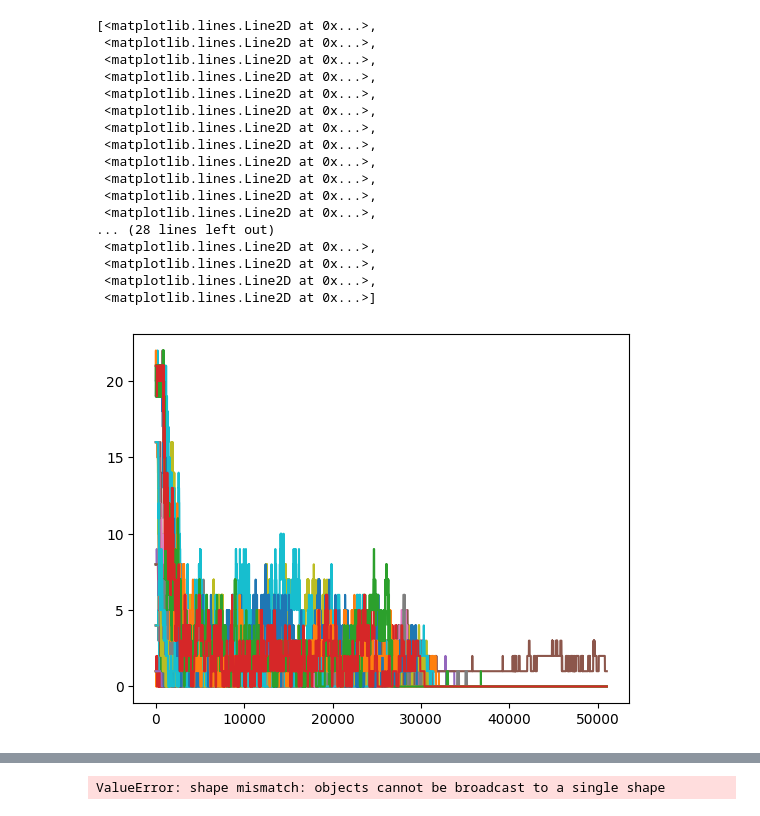
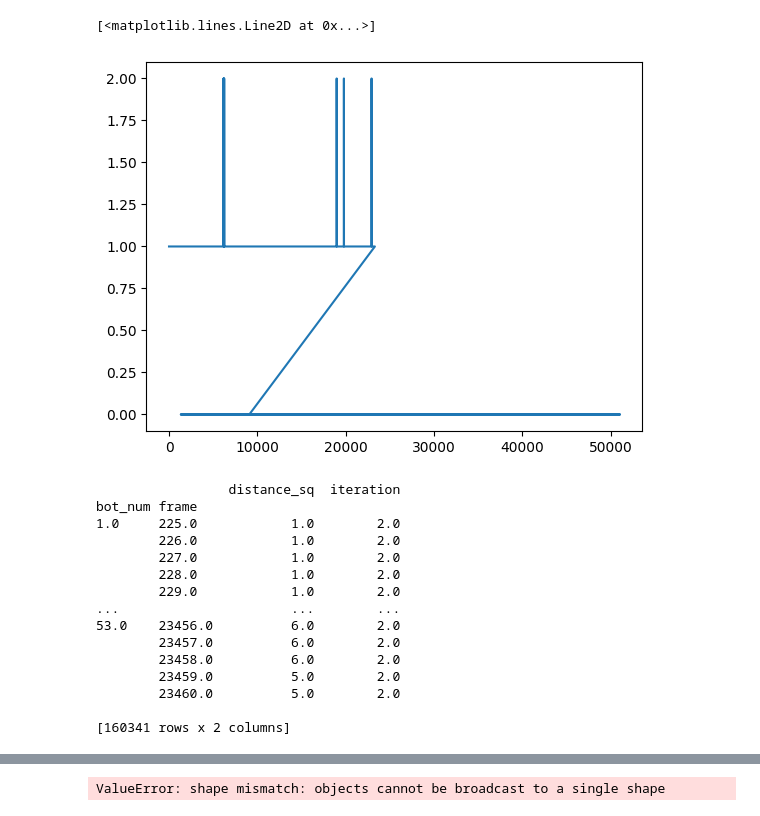
Before and after one commit to complex-lab/robotic_swarms, a Jupyter notebook: bots_number_per_frame.ipynb, the cells around one changed output, grey strips where cells are left out. Cells and saved outputs as stored; diff of their text form; code cells hidden in the pictures.

Commit message:
change the countdf and trying to change the data table

```diff
--- a/bots_number_per_frame.ipynb
+++ b/bots_number_per_frame.ipynb
@@ -18,3 +18,11 @@ def read_time(time_value):
     sec=int(time_value[sign_index+1:len(time_value)])
     frames=(minutes*60+sec)*25
     return frames
+# %%
+tts = np.arange(10)
+z = pd.DataFrame({'t':tts,'x':[0]*len(tts)})
+xy = pd.DataFrame({'t':[0,1,4,7,9],'x':[1,1,1,1,1]})
+cond = z.t.isin(xy.t)
+z.loc[cond,'x'] = xy.x
+
+z[cond]
@@ -154,29 +96,13 @@ countdf
 # %%
-#plt.plot(countdf.iloc[:,0])
+plt.plot(countdf.iloc[:,0])
 #plt.plot(countdf.iloc[:,0:4],markeredgecolor='olive',marker='o',alpha=0.4,markerfacecolor='none',markeredgewidth=.1)
 #plt.plot(countdf.iloc[:,5:10],markeredgecolor='cyan',marker='o',alpha=0.4,markerfacecolor='none',markeredgewidth=.1)
-plt.plot(countdf)
+#plt.plot(countdf)
 #column_names = list(countdf.columns.values)
 #plt.axis([12500,20000,0,4])
 #plt.legend(column_names)
 #plt.axis([1000,1300,-1,8])
 # %% [output]
-[<matplotlib.lines.Line2D at 0x...>,
- <matplotlib.lines.Line2D at 0x...>,
- <matplotlib.lines.Line2D at 0x...>,
- <matplotlib.lines.Line2D at 0x...>,
- <matplotlib.lines.Line2D at 0x...>,
- <matplotlib.lines.Line2D at 0x...>,
- <matplotlib.lines.Line2D at 0x...>,
- <matplotlib.lines.Line2D at 0x...>,
- <matplotlib.lines.Line2D at 0x...>,
- <matplotlib.lines.Line2D at 0x...>,
- <matplotlib.lines.Line2D at 0x...>,
- <matplotlib.lines.Line2D at 0x...>,
-... (28 lines left out)
- <matplotlib.lines.Line2D at 0x...>,
- <matplotlib.lines.Line2D at 0x...>,
- <matplotlib.lines.Line2D at 0x...>,
- <matplotlib.lines.Line2D at 0x...>]
+[<matplotlib.lines.Line2D at 0x...>]
-[figure, old version]
+[figure, new version]
 # %%
@@ -192,0 +114,19 @@ alingers_count.columns=alingers_bots
+# %%
+fronter_mean=fronters_count.groupby(by=['bot_num','frame']).mean()
+print(fronter_mean)
+# %% [output]
+                 distance_sq  iteration
+bot_num frame
+1.0     225.0            1.0        2.0
+        226.0            1.0        2.0
+        227.0            1.0        2.0
+        228.0            1.0        2.0
+        229.0            1.0        2.0
+...                      ...        ...
+53.0    23456.0          6.0        2.0
+        23457.0          6.0        2.0
+        23458.0          6.0        2.0
+        23459.0          5.0        2.0
+        23460.0          5.0        2.0
+
+[160341 rows x 2 columns]
```
Also changed, not shown: parts of 24 cells of this notebook.
